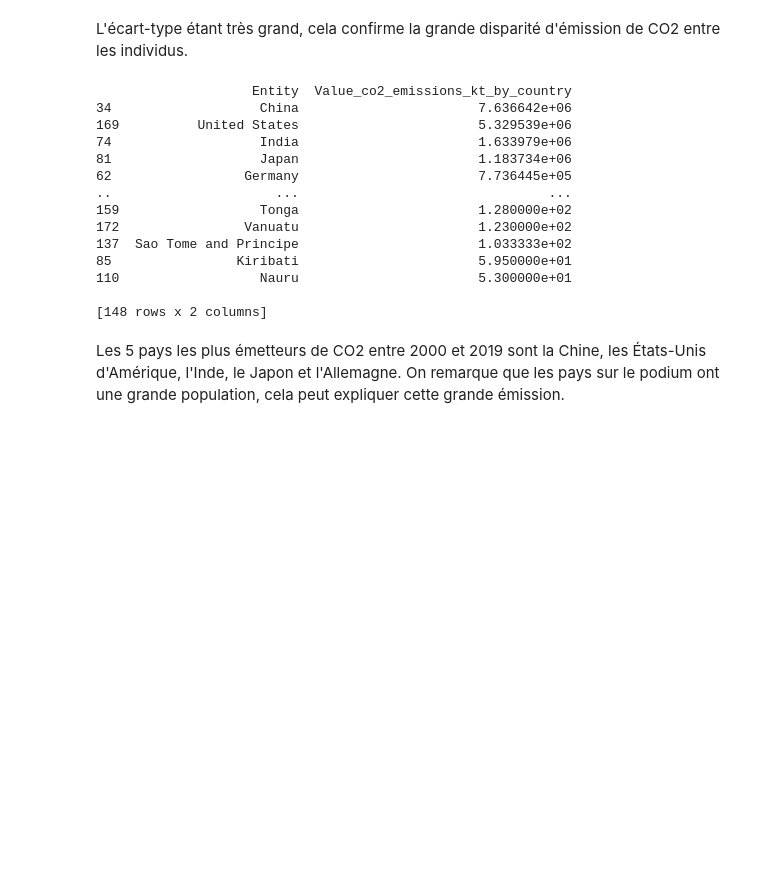
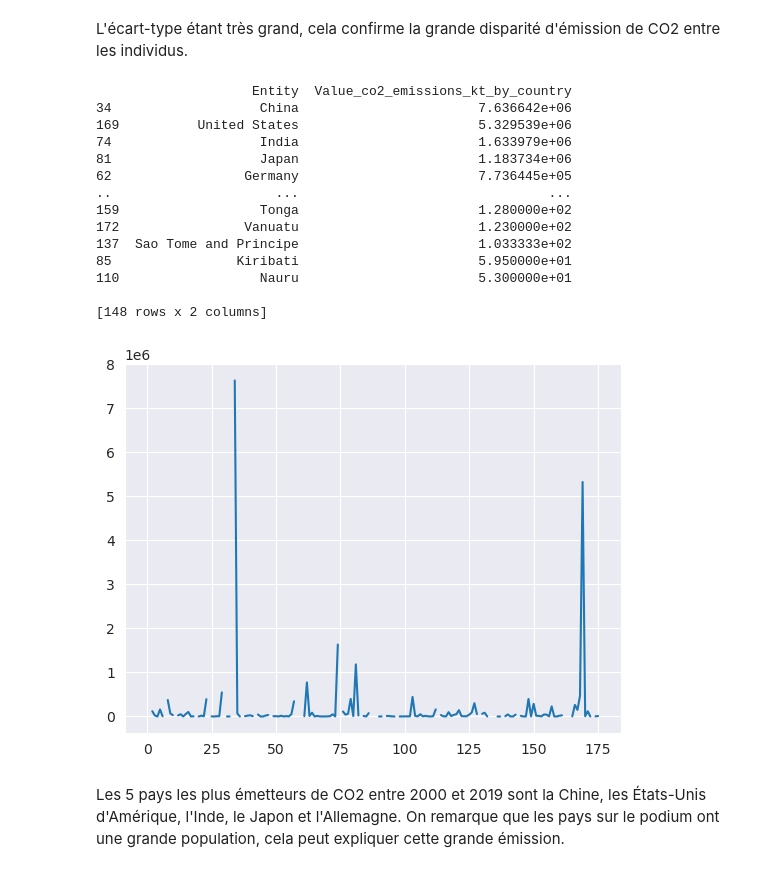
Before and after one commit to Mathilde-Mrs/Projet_machine_learning, a Jupyter notebook: notebook_python_Modif.ipynb, the cells around one changed output. Saved outputs shown, nothing was run; the diff lists cells and outputs as text; code cells hidden in the pictures; blank space fills up the shorter version.

```diff
--- a/notebook_python_Modif.ipynb
+++ b/notebook_python_Modif.ipynb
@@ -550,22 +535,24 @@ L'écart-type étant très grand, cela confirme la grande disparité d'émission
 # %%
 Moy = energy.groupby('Entity')['Value_co2_emissions_kt_by_country'].mean().reset_index()
 Moy_classe = Moy.sort_values(by='Value_co2_emissions_kt_by_country', ascending=False)
+plt.plot(Moy['Value_co2_emissions_kt_by_country'])
 print(Moy_classe.dropna())
 # %% [output]
                     Entity  Value_co2_emissions_kt_by_country
 34                   China                       7.636642e+06
 169          United States                       5.329539e+06
 74                   India                       1.633979e+06
 81                   Japan                       1.183734e+06
 62                 Germany                       7.736445e+05
 ..                     ...                                ...
 159                  Tonga                       1.280000e+02
 172                Vanuatu                       1.230000e+02
 137  Sao Tome and Principe                       1.033333e+02
 85                Kiribati                       5.950000e+01
 110                  Nauru                       5.300000e+01
 
 [148 rows x 2 columns]
+[figure, added]
 # %% [markdown]
 Les 5 pays les plus émetteurs de CO2 entre 2000 et 2019 sont la Chine, les États-Unis d'Amérique, l'Inde, le Japon et l'Allemagne. On remarque que les pays sur le podium ont une grande population, cela peut expliquer cette grande émission.
 # %% [markdown]
```
Also changed, not shown: parts of 22 cells of this notebook.
